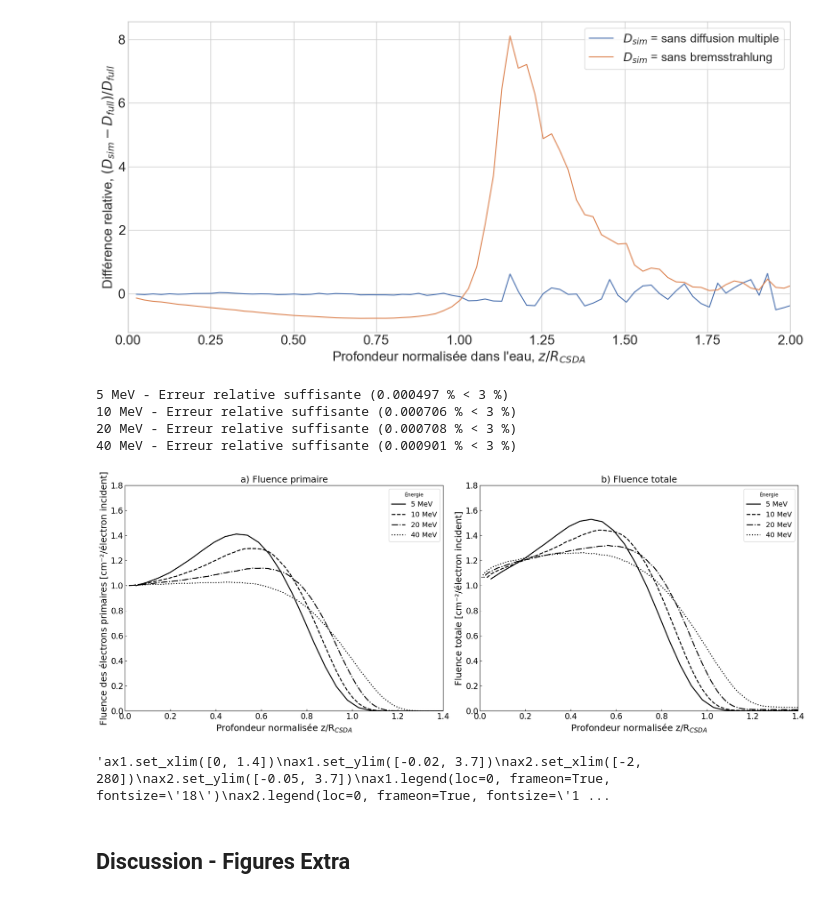
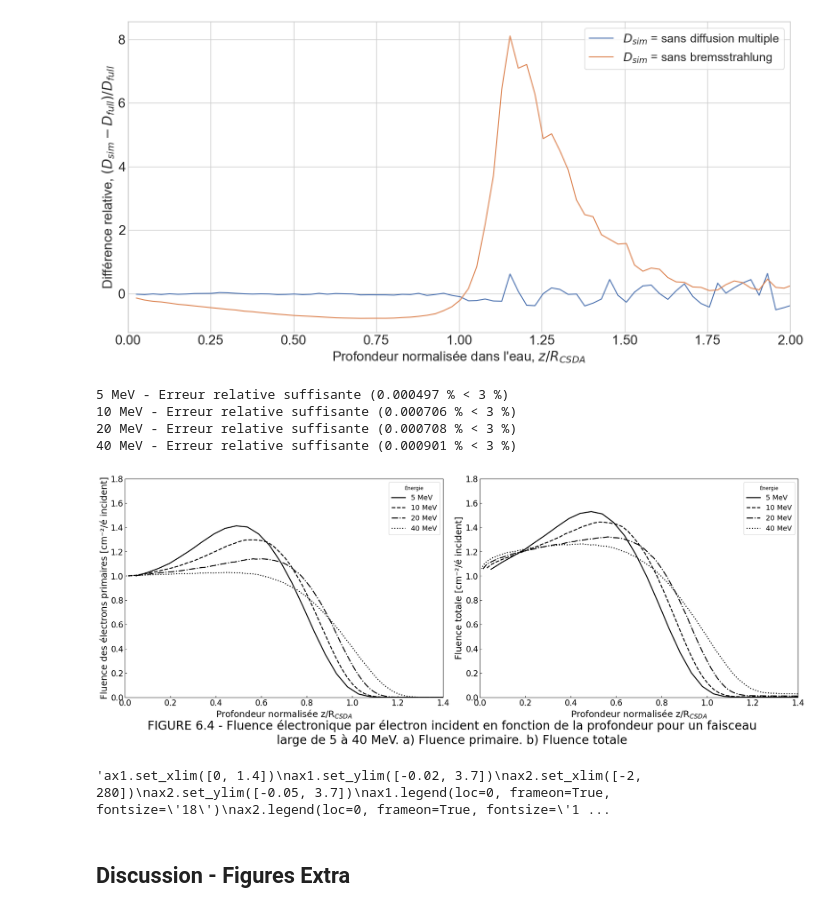
Before and after one commit to Rokuro32/TOPAS_electrons, a Jupyter notebook: Devoir_TOPAS_2025.ipynb, the cells around one changed output. Drawn from its saved outputs; the diff is of its cells as text; code cells hidden in the pictures.

```diff
--- a/Devoir_TOPAS_2025.ipynb
+++ b/Devoir_TOPAS_2025.ipynb
@@ -698,13 +698,11 @@ std_rel = np.empty(len(energies))
 fig, (ax1, ax2) = plt.subplots(1, 2, figsize=(20, 7.5))
 
 ax1.set_xlabel("Profondeur normalisée z/R$_{CSDA}$", fontsize=18)
-ax1.set_ylabel("Fluence des électrons primaires [cm⁻²/électron incident]", fontsize=18)
-ax1.set_title("a) Fluence primaire", fontsize=18)
+ax1.set_ylabel("Fluence des électrons primaires [cm⁻²/é incident]", fontsize=18)
 ax1.tick_params(direction='in', labelsize=16)
 
 ax2.set_xlabel("Profondeur normalisée z/R$_{CSDA}$", fontsize=18)
-ax2.set_ylabel("Fluence totale [cm⁻²/électron incident]", fontsize=18)
-ax2.set_title("b) Fluence totale", fontsize=18)
+ax2.set_ylabel("Fluence totale [cm⁻²/é incident]", fontsize=18)
 ax2.tick_params(direction='in', labelsize=16)
 
 markers = ['k-', 'k--', 'k-.', 'k:']
@@ -754,35 +752,46 @@ for i, E in enumerate(energies):
     ax2.plot(depth_norm, fluence_tot_norm, markers[i], linewidth=2, label=f"{E} MeV")
 
 # ------------------------------- Finitions ------------------------------------------- #
 ax1.legend(title="Énergie", fontsize=14)
 ax2.legend(title="Énergie", fontsize=14)
 
 for ax in (ax1, ax2):
     ax.set_xlim(0, 1.4)
     ax.set_ylim(0, 1.8)
     ax.tick_params(direction='in')
 
-plt.tight_layout()
+plt.tight_layout(rect=[0, 0.05, 1, 1])  # laisse de l’espace en bas pour le titre
+
+# --- Titre commun sous la figure ---
+fig.text(0.5, 0.04,
+        "FIGURE 6.4 - Fluence électronique par électron incident en fonction de la profondeur pour un faisceau\n"
+        "large de 5 à 40 MeV. a) Fluence primaire. b) Fluence totale",
+        ha='center',
+        va='center',
+        fontsize=24
+)
+
+
 plt.show()
 
 """ax1.set_xlim([0, 1.4])
 ax1.set_ylim([-0.02, 3.7])
 ax2.set_xlim([-2, 280])
 ax2.set_ylim([-0.05, 3.7])
 ax1.legend(loc=0, frameon=True, fontsize='18')
 ax2.legend(loc=0, frameon=True, fontsize='16')
 plt.tight_layout()  # Adjusts the plot to ensure everything fits without overlapping
 plt.show()
 
 print("Les rapports de la dose à la surface sur la dose maximale pour 1, 2, 5, 10, 20, 30, 40 et 50 MeV sont respectivement:",np.round(Dsurf,2),"%")
 
 """
 # %% [output]
 5 MeV - Erreur relative suffisante (0.000497 % < 3 %)
 10 MeV - Erreur relative suffisante (0.000706 % < 3 %)
 20 MeV - Erreur relative suffisante (0.000708 % < 3 %)
 40 MeV - Erreur relative suffisante (0.000901 % < 3 %)
-[figure, old version]
+[figure, new version]
 'ax1.set_xlim([0, 1.4])\nax1.set_ylim([-0.02, 3.7])\nax2.set_xlim([-2, 280])\nax2.set_ylim([-0.05, 3.7])\nax1.legend(loc=0, frameon=True, fontsize=\'18\')\nax2.legend(loc=0, frameon=True, fontsize=\'1 ...
 # %% [markdown]
 ## Discussion - Figures Extra
```
